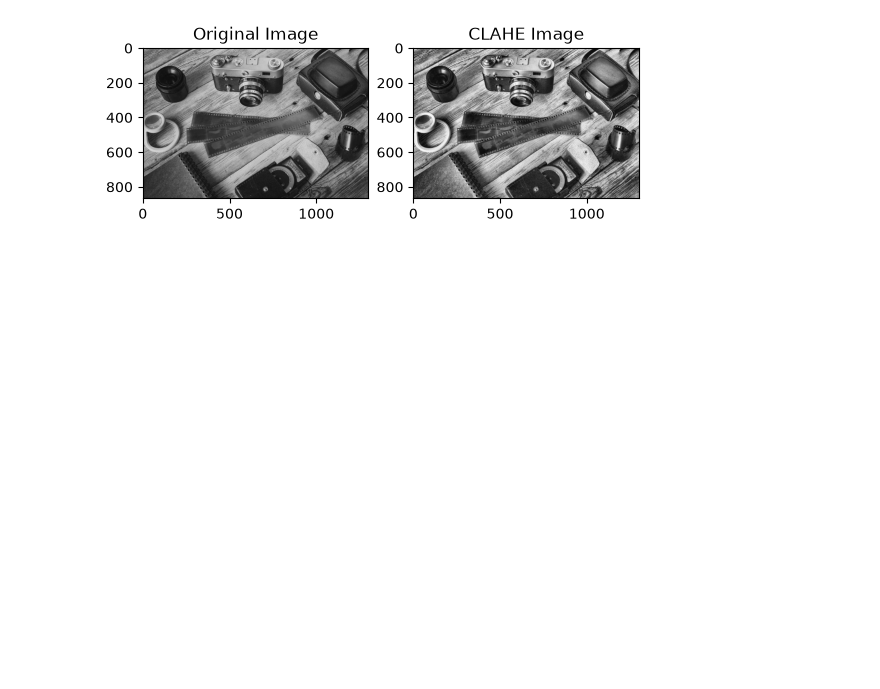
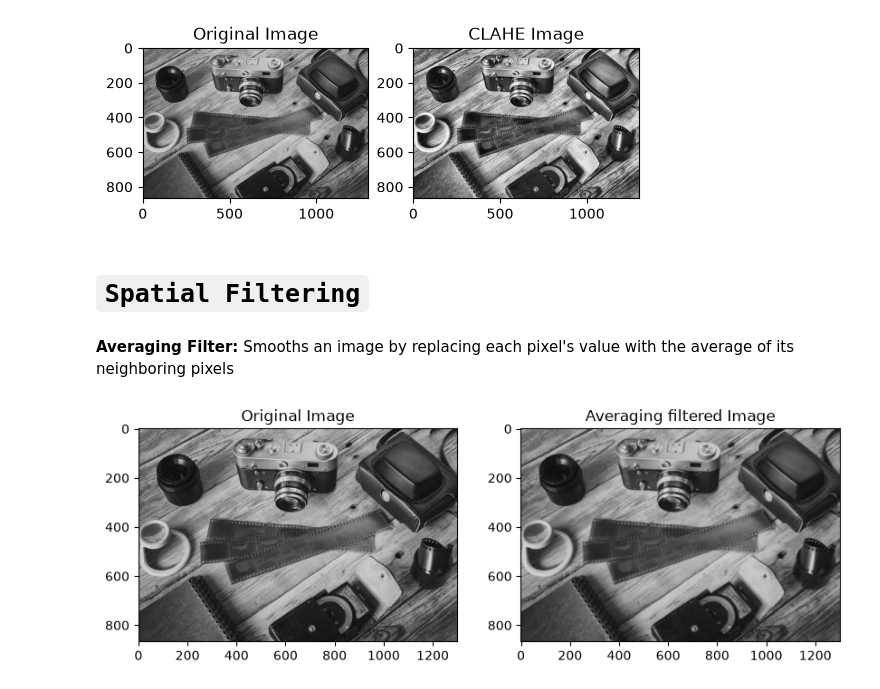
Before and after one commit to MdAshekMahmud/OpenCV, a Jupyter notebook: notebooks/01_image_processing_and_enhancement.ipynb, the cells around one changed output. Drawn from its saved outputs; the diff is of its cells as text; code cells hidden in the pictures; blank space fills up the shorter version.

Commit message:
Spatial filtering, image noise, Morphological operations - Erosion and Dilation

```diff
--- a/notebooks/01_image_processing_and_enhancement.ipynb
+++ b/notebooks/01_image_processing_and_enhancement.ipynb
@@ -72,3 +73,27 @@ else:
     print("Failed to load or apply CLAHE")
 # %% [output]
 [figure]
+# %% [markdown]
+# `Spatial Filtering`
+# %% [markdown]
+**Averaging Filter:** Smooths an image by replacing each pixel's value with the average of its neighboring pixels
+# %%
+import cv2 as cv
+import numpy as np
+import matplotlib.pyplot as plt
+
+image = cv.imread("../images/samplecamera.jpg")
+
+avg = cv.blur(image, (5, 5))
+
+# Display the result
+plt.figure(figsize=(10, 5))
+plt.subplot(1, 2, 1)
+plt.title("Original Image")
+plt.imshow(cv.cvtColor(image, cv.COLOR_BGR2RGB))
+plt.subplot(1, 2, 2)
+plt.title("Averaging filtered Image")
+plt.imshow(cv.cvtColor(avg, cv.COLOR_BGR2RGB))
+plt.show()
+# %% [output]
+[figure, added]
```
Also changed, not shown: parts of 10 cells of this notebook.
